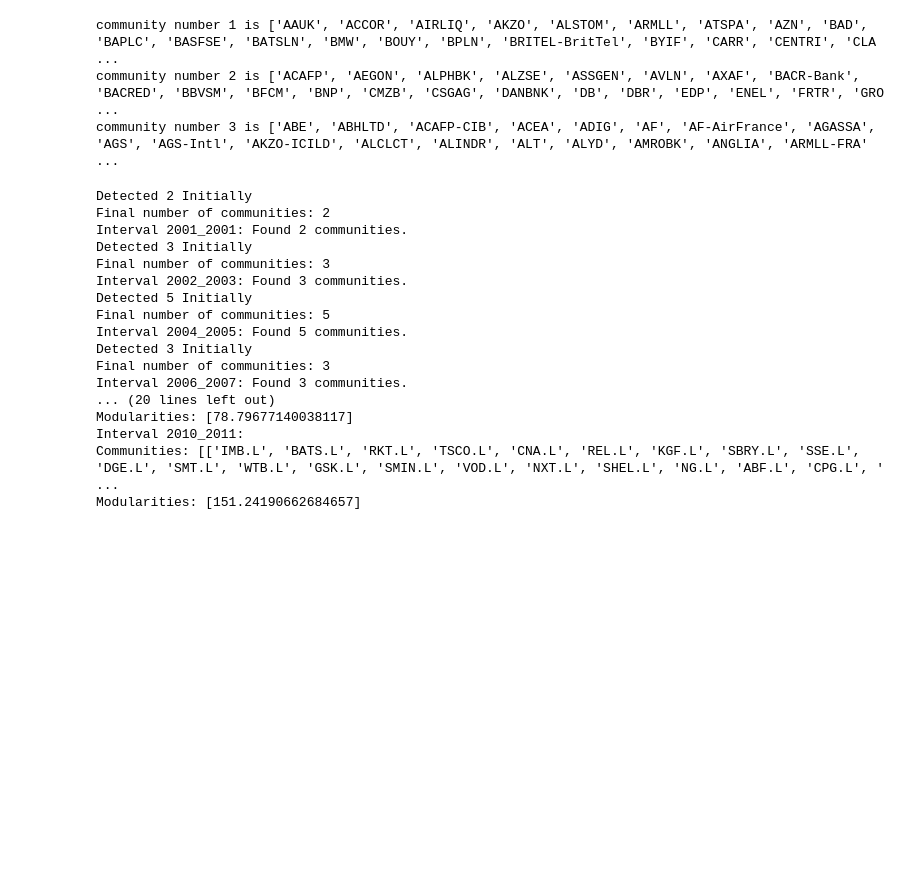
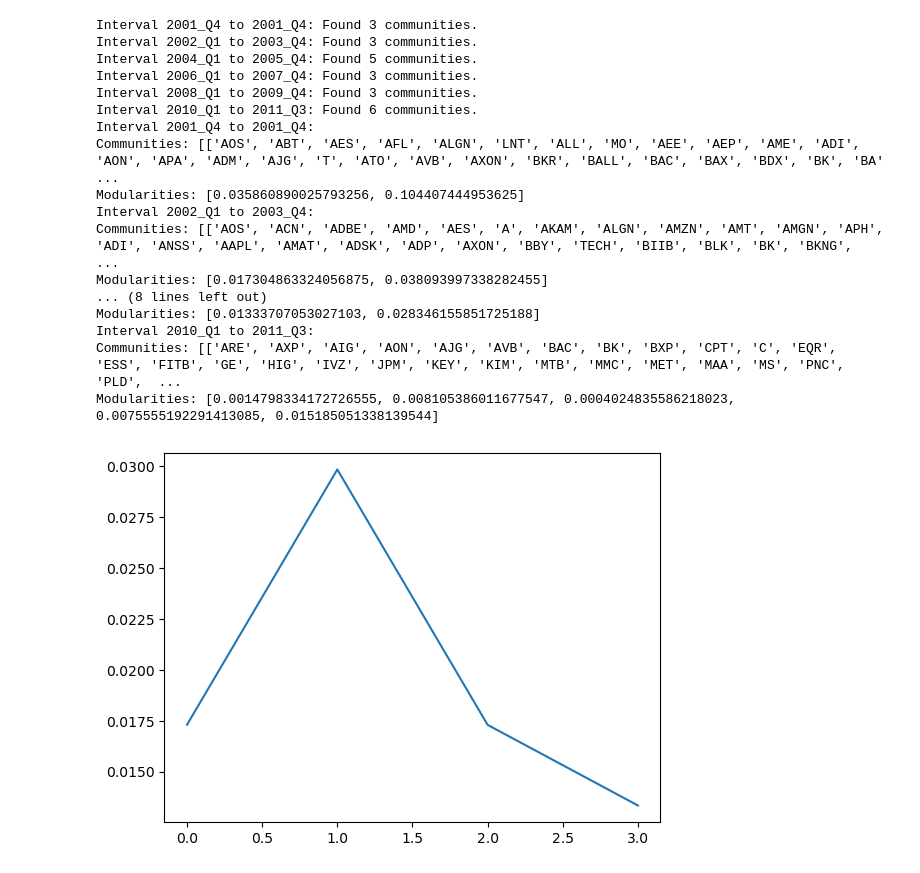
Before and after one commit to KLCALAW/ATCF, a Jupyter notebook: interval.ipynb, the cells around one changed output. Drawn from its saved outputs; the diff is of its cells as text; code cells hidden in the pictures; blank space fills up the shorter version.

```diff
--- a/interval.ipynb
+++ b/interval.ipynb
@@ -91,19 +14,10 @@ result_communities, company_communities, modularities = recursive_spectral_metho
-# %%
-com_num = 1
-for community in company_communities:
-    print(f"community number {com_num} is {community}")
-    com_num += 1
-# %% [output]
-community number 1 is ['AAUK', 'ACCOR', 'AIRLIQ', 'AKZO', 'ALSTOM', 'ARMLL', 'ATSPA', 'AZN', 'BAD', 'BAPLC', 'BASFSE', 'BATSLN', 'BMW', 'BOUY', 'BPLN', 'BRITEL-BritTel', 'BYIF', 'CARR', 'CENTRI', 'CLA ...
-community number 2 is ['ACAFP', 'AEGON', 'ALPHBK', 'ALZSE', 'ASSGEN', 'AVLN', 'AXAF', 'BACR-Bank', 'BACRED', 'BBVSM', 'BFCM', 'BNP', 'CMZB', 'CSGAG', 'DANBNK', 'DB', 'DBR', 'EDP', 'ENEL', 'FRTR', 'GRO ...
-community number 3 is ['ABE', 'ABHLTD', 'ACAFP-CIB', 'ACEA', 'ADIG', 'AF', 'AF-AirFrance', 'AGASSA', 'AGS', 'AGS-Intl', 'AKZO-ICILD', 'ALCLCT', 'ALINDR', 'ALT', 'ALYD', 'AMROBK', 'ANGLIA', 'ARMLL-FRA' ...
 # %%
-def split_data_by_interval(file_path, interval='2Y'):
+def split_data_by_interval(file_path, interval='2Q'):
     """
     Splits data into user-defined intervals.
     Args:
         file_path (str): Path to the CSV file containing the data.
-        interval (str): Interval string (e.g., '1Y' for yearly, '2Y' for two years).
+        interval (str): Interval string (e.g., 'Q' for quarterly, '2Q' for two quarters).
     Returns:
         dict: A dictionary where keys are interval ranges, and values are dataframes for each interval.
     """
@@ -113,11 +27,15 @@ def split_data_by_interval(file_path, interval='2Y'):
     # Ensure the 'Date' column is the index
     df.set_index('Date', inplace=True)
 
-    # Group the data by the specified interval
+    # Group the data by the specified interval (default: two quarters)
     grouped = df.resample(interval)
-    intervals = {f"{group.index.min().year}_{group.index.max().year}": group for _, group in grouped if not group.empty}
+    intervals = {
+        f"{group.index.min().year}_Q{group.index.min().quarter} to {group.index.max().year}_Q{group.index.max().quarter}": group
+        for _, group in grouped if not group.empty
+    }
 
     return intervals
+
 
 def analyze_intervals(file_path, interval='2YE', min_size=2, modularity_threshold=0.00001, method="louvain"):
     """
@@ -144,13 +62,13 @@ def analyze_intervals(file_path, interval='2YE', min_size=2, modularity_threshol
         # Compute correlation matrix
         correlation_matrix, T, N, company_names = create_correlation_matrix(interval_data)
         C_g = calculate_C_g(correlation_matrix, T, N)
-
+        correlation_matrix = np.array(correlation_matrix)
         if method == "louvain":
             # Detect communities using modified Louvain method
-            communities = modified_louvain(C_g)
+            communities = modified_louvain(C_g, correlation_matrix)
 
             # Calculate modularities
-            modularity = calculate_global_modularity(communities, C_g)
+            modularity = calculate_global_modularity(communities, C_g, correlation_matrix)
             # Assign modularities for consistency
             modularities = [modularity]  # Single modularity value in a list for consistency
             # Map communities to company names
@@ -158,7 +76,7 @@ def analyze_intervals(file_path, interval='2YE', min_size=2, modularity_threshol
         else:
             # Detect communities
             result_communities, company_communities, modularities = recursive_spectral_method(
-                C_g, company_names, min_size=min_size, modularity_threshold=modularity_threshold
+                C_g, correlation_matrix, company_names, min_size=min_size, modularity_threshold=modularity_threshold
             )
         # Store results for this interval
         results[key] = {
@@ -170,9 +88,9 @@ def analyze_intervals(file_path, interval='2YE', min_size=2, modularity_threshol
     return results
 
 if __name__ == '__main__':
-    file_path = 'FTSE_100_standardized_returns.csv'
-    interval = '2YE'  # Change to '1Y', '6M', etc., for different intervals
-    results = analyze_intervals(file_path, interval=interval)
+    file_path = 'returns_standardized_S&P.csv'
+    interval = '8Q'  # Change to '1Y', '6M', etc., for different intervals
+    results = analyze_intervals(file_path, interval=interval, method = "spectral")
 
     # Example: Access communities and modularities for a specific interval
     for interval_key, result in results.items():
@@ -180,23 +98,32 @@ if __name__ == '__main__':
         print(f"Communities: {result['communities']}")
         print(f"Modularities: {result['modularities']}")
 # %% [output]
-Detected 2 Initially
-Final number of communities: 2
-Interval 2001_2001: Found 2 communities.
-Detected 3 Initially
-Final number of communities: 3
-Interval 2002_2003: Found 3 communities.
-Detected 5 Initially
-Final number of communities: 5
-Interval 2004_2005: Found 5 communities.
-Detected 3 Initially
-Final number of communities: 3
-Interval 2006_2007: Found 3 communities.
-... (20 lines left out)
-Modularities: [78.79677140038117]
-Interval 2010_2011:
-Communities: [['IMB.L', 'BATS.L', 'RKT.L', 'TSCO.L', 'CNA.L', 'REL.L', 'KGF.L', 'SBRY.L', 'SSE.L', 'DGE.L', 'SMT.L', 'WTB.L', 'GSK.L', 'SMIN.L', 'VOD.L', 'NXT.L', 'SHEL.L', 'NG.L', 'ABF.L', 'CPG.L', ' ...
-Modularities: [151.24190662684657]
+Interval 2001_Q4 to 2001_Q4: Found 3 communities.
+Interval 2002_Q1 to 2003_Q4: Found 3 communities.
+Interval 2004_Q1 to 2005_Q4: Found 5 communities.
+Interval 2006_Q1 to 2007_Q4: Found 3 communities.
+Interval 2008_Q1 to 2009_Q4: Found 3 communities.
+Interval 2010_Q1 to 2011_Q3: Found 6 communities.
+Interval 2001_Q4 to 2001_Q4:
+Communities: [['AOS', 'ABT', 'AES', 'AFL', 'ALGN', 'LNT', 'ALL', 'MO', 'AEE', 'AEP', 'AME', 'ADI', 'AON', 'APA', 'ADM', 'AJG', 'T', 'ATO', 'AVB', 'AXON', 'BKR', 'BALL', 'BAC', 'BAX', 'BDX', 'BK', 'BA' ...
+Modularities: [0.035860890025793256, 0.104407444953625]
+Interval 2002_Q1 to 2003_Q4:
+Communities: [['AOS', 'ACN', 'ADBE', 'AMD', 'AES', 'A', 'AKAM', 'ALGN', 'AMZN', 'AMT', 'AMGN', 'APH', 'ADI', 'ANSS', 'AAPL', 'AMAT', 'ADSK', 'ADP', 'AXON', 'BBY', 'TECH', 'BIIB', 'BLK', 'BK', 'BKNG',  ...
+Modularities: [0.017304863324056875, 0.038093997338282455]
+... (8 lines left out)
+Modularities: [0.01333707053027103, 0.028346155851725188]
+Interval 2010_Q1 to 2011_Q3:
+Communities: [['ARE', 'AXP', 'AIG', 'AON', 'AJG', 'AVB', 'BAC', 'BK', 'BXP', 'CPT', 'C', 'EQR', 'ESS', 'FITB', 'GE', 'HIG', 'IVZ', 'JPM', 'KEY', 'KIM', 'MTB', 'MMC', 'MET', 'MAA', 'MS', 'PNC', 'PLD',  ...
+Modularities: [0.0014798334172726555, 0.008105386011677547, 0.0004024835586218023, 0.0075555192291413085, 0.015185051338139544]
+# %%
+modularity_val = []
+for interval_key, result in results.items():
+        modularity_val.append(result['modularities'][0])
+modularity_val = modularity_val[1:-1]
+plt.plot(modularity_val)
+plt.show()
+# %% [output]
+[figure, added]
 # %%
 def calculate_community_overlap(communities1, communities2):
     """
```
Also changed, not shown: parts of 7 cells of this notebook, 2 other files.
